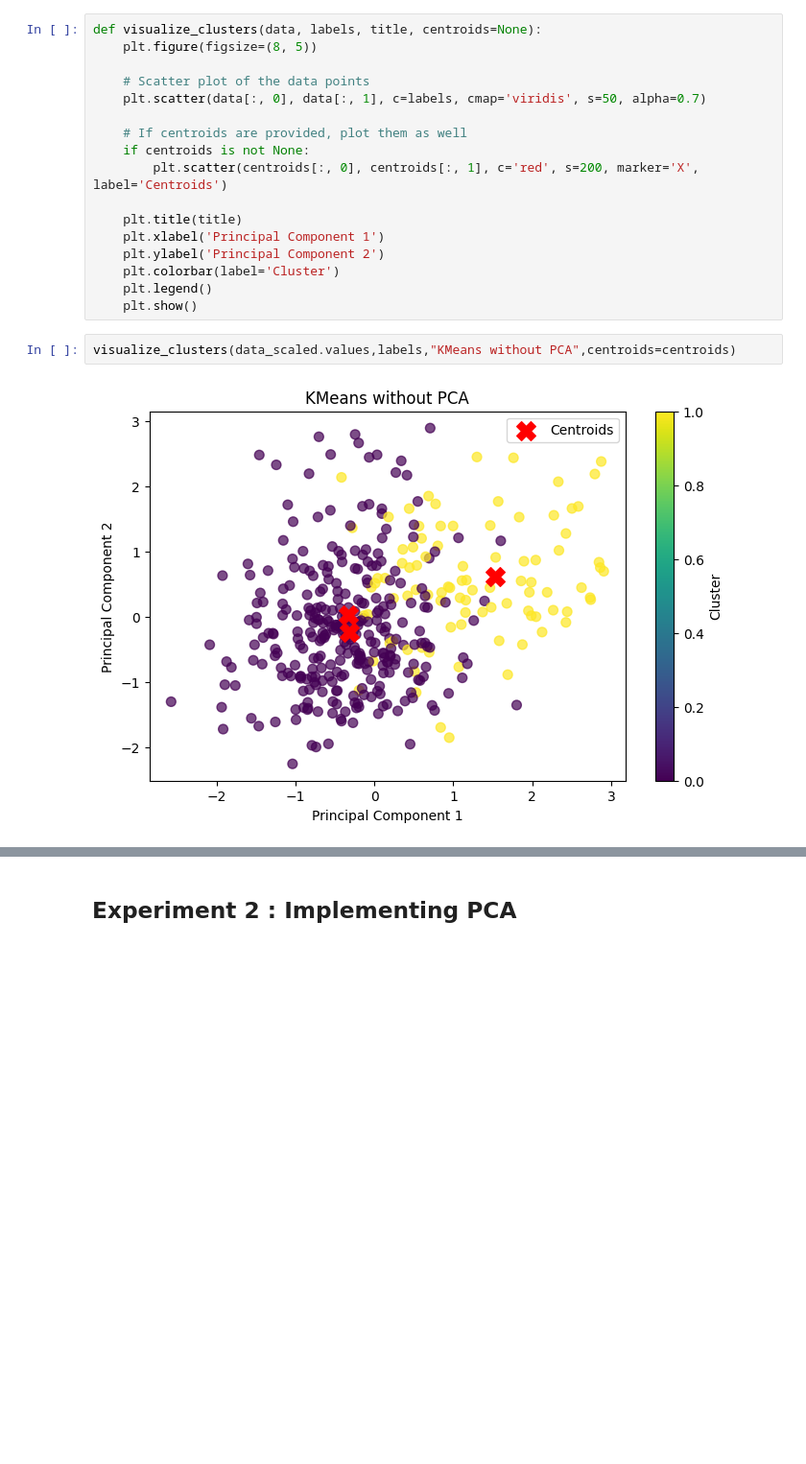
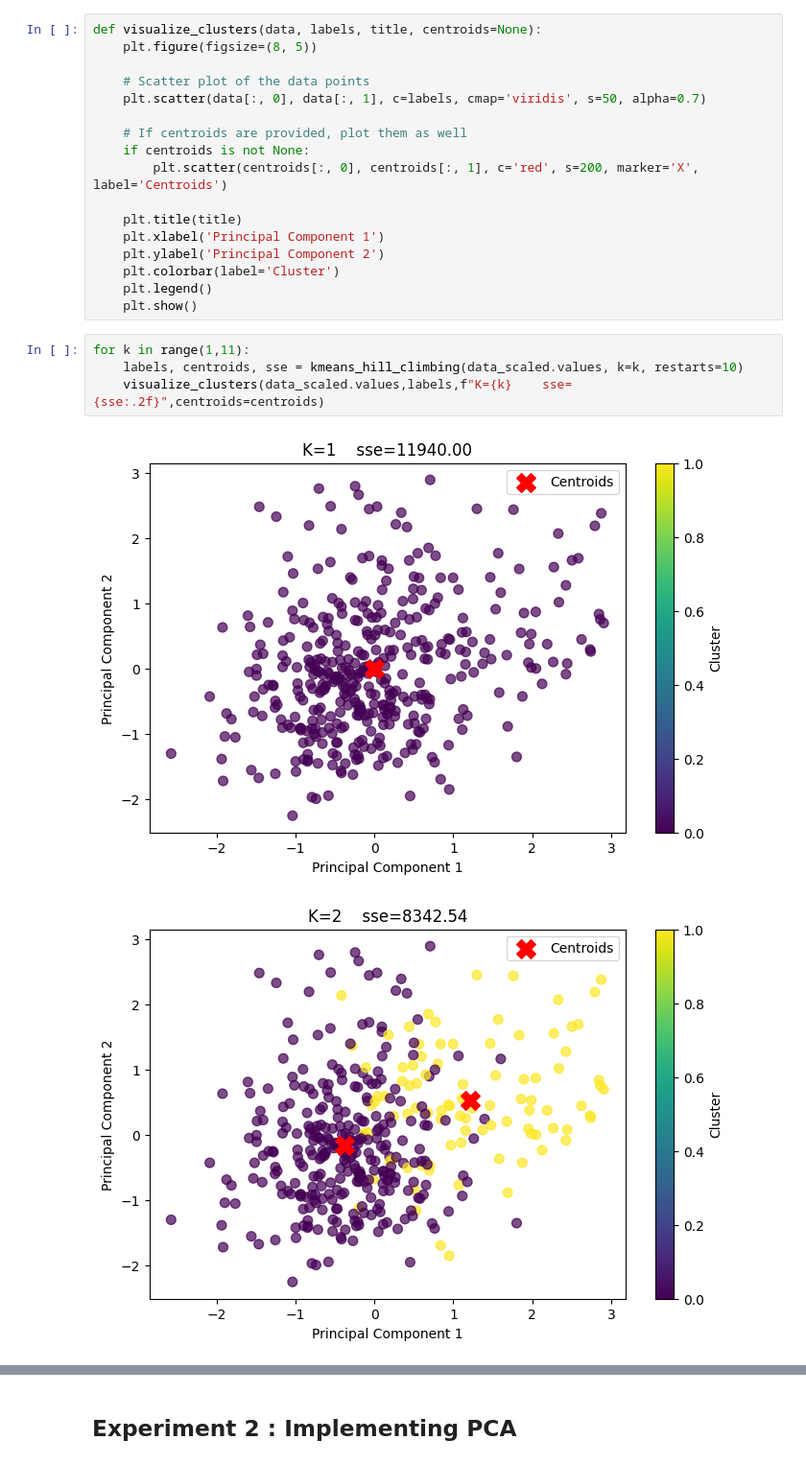
Before and after one commit to perfectdude719/machine_learning, a Jupyter notebook: assignment4/Notebook.ipynb, the cells around one changed output, grey strips where cells are left out. Shown at 96% size. Saved outputs shown, nothing was run; the diff lists cells and outputs as text; blank space fills up the shorter version.

```diff
--- a/assignment4/Notebook.ipynb
+++ b/assignment4/Notebook.ipynb
@@ -219,7 +263,10 @@ def visualize_clusters(data, labels, title, centroids=None):
     plt.colorbar(label='Cluster')
     plt.legend()
     plt.show()
-# %%
-visualize_clusters(data_scaled.values,labels,"KMeans without PCA",centroids=centroids)
-# %% [output]
-[figure, removed]
+# %%
+for k in range(1,11):
+    labels, centroids, sse = kmeans_hill_climbing(data_scaled.values, k=k, restarts=10)
+    visualize_clusters(data_scaled.values,labels,f"K={k}    sse={sse:.2f}",centroids=centroids)
+# %% [output]
+[figure, added]
+[figure, added]
```
Also changed, not shown: parts of 24 cells of this notebook.
